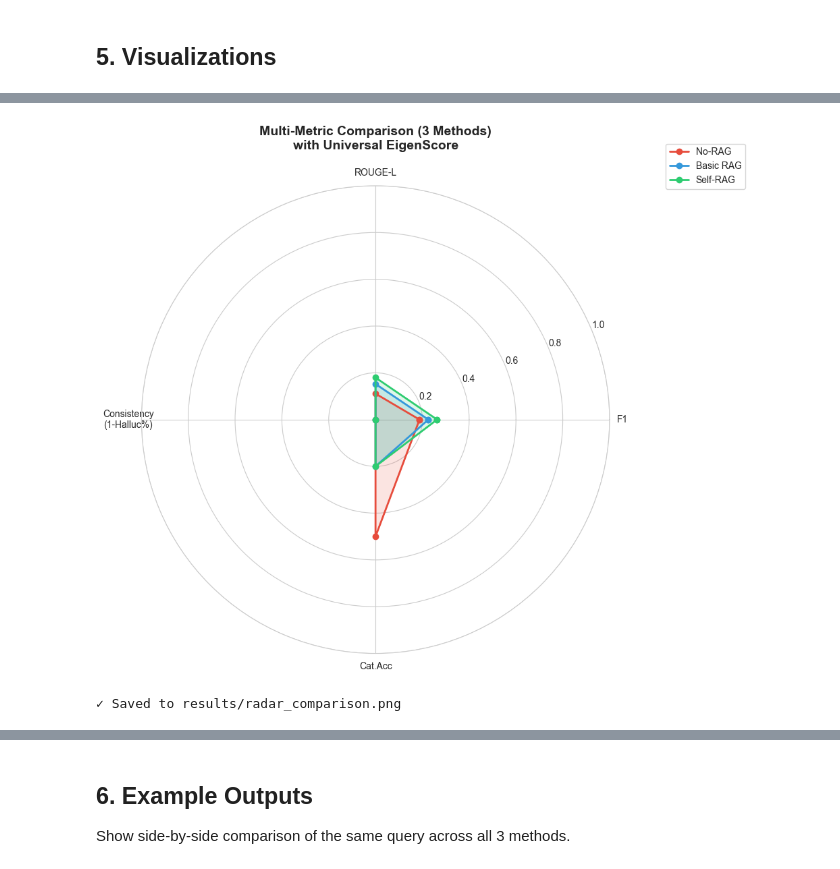
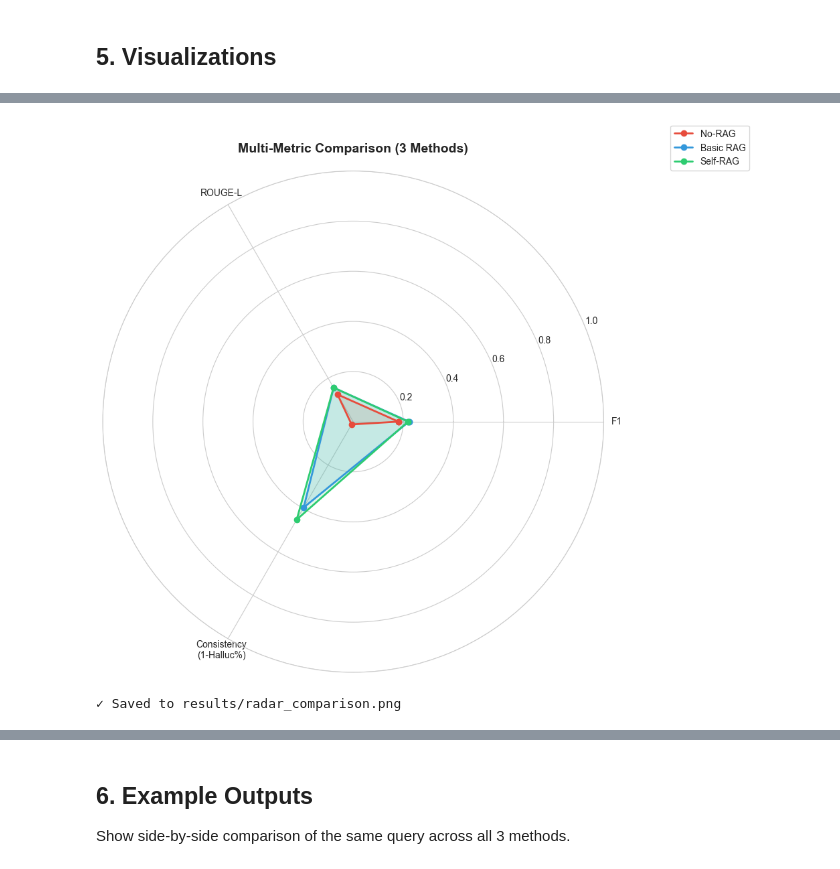
Before and after one commit to hardness1020/Self-RAG-and-INSIDE-System-for-Legal-Analysis, a Jupyter notebook: notebooks/11_legalbench_generation.ipynb, the cells around one changed output, grey strips where cells are left out. Drawn from its saved outputs; the diff is of its cells as text; code cells hidden in the pictures.

```diff
--- a/notebooks/11_legalbench_generation.ipynb
+++ b/notebooks/11_legalbench_generation.ipynb
@@ -436,7 +475,7 @@ def evaluate_method(
 ### 3.1 Configuration and Cache Management
 # %%
 # Configuration
-USE_SUBSET = True  # Set to False to run on full 776 queries
+USE_SUBSET = False  # Set to False to run on full 776 queries
 SUBSET_SIZE = 10 if USE_SUBSET else len(queries)
 
 # Cache file
@@ -464,10 +504,10 @@ No cached results found or caching disabled. Will run evaluation...
 # %%
-# Run evaluation (skip if cached)
+# Run evaluation (skip if cached). Spend about 850 minutes for full 776 × 4 methods.
 if all_results is None:
     all_results = []
 
-    # Use 6 generations for EigenScore computation
-    EVAL_NUM_GENERATIONS = 6
+    # Use 4 generations for EigenScore computation
+    EVAL_NUM_GENERATIONS = 4
 
     for i, query_data in enumerate(tqdm(queries[:SUBSET_SIZE], desc="Evaluating")):
         query = query_data['query']
@@ -652,7 +690,6 @@ metrics_by_method = {}
 for method_name in ['No-RAG', 'Basic RAG', 'Self-RAG']:
     f1_scores, rouge_scores = [], []
     eigenscores, halluc_by_eigen = [], []
-    predictions, ground_truths = [], []
 
     for result in all_results:
         if method_name not in result['methods'] or 'error' in result['methods'][method_name]:
@@ -664,21 +701,15 @@ for method_name in ['No-RAG', 'Basic RAG', 'Self-RAG']:
         # Lexical metrics
         f1_scores.append(compute_f1_score(answer, gt))
         rouge_scores.append(compute_rouge_l(answer, gt))
-        predictions.append(answer)
-        ground_truths.append(gt)
 
         # EigenScore (available for ALL methods now)
         if method_data.get('eigenscore') is not None:
             eigenscores.append(method_data['eigenscore'])
             halluc_by_eigen.append(method_data.get('hallucination_detected', False))
 
-    # Categorical accuracy
-    cat_acc = compute_categorical_accuracy(predictions, ground_truths)
-
     metrics_by_method[method_name] = {
         'avg_f1_score': np.mean(f1_scores) if f1_scores else 0,
         'avg_rouge_l': np.mean(rouge_scores) if rouge_scores else 0,
-        'categorical_accuracy': cat_acc['accuracy'],
         'avg_eigenscore': np.mean(eigenscores) if eigenscores else None,
         'hallucination_rate_eigen': np.mean(halluc_by_eigen) if halluc_by_eigen else None,
         'num_samples': len(f1_scores),
@@ -695,23 +726,21 @@ for method_name, m in metrics_by_method.items():
         'Method': method_name,
         'F1': f"{m['avg_f1_score']:.3f}",
         'ROUGE-L': f"{m['avg_rouge_l']:.3f}",
-        'Cat.Acc': f"{m['categorical_accuracy']:.1%}",
         'EigenScore': f"{m['avg_eigenscore']:.2f}" if m['avg_eigenscore'] is not None else 'N/A',
-        'Halluc%(Eigen)': f"{m['hallucination_rate_eigen']*100:.0f}%" if m['hallucination_rate_eigen'] is not None else 'N/A',
+        'Halluc%': f"{m['hallucination_rate_eigen']*100:.0f}%" if m['hallucination_rate_eigen'] is not None else 'N/A',
         'N': m['num_samples'],
     }
     comparison_data.append(row)
 
-print("=" * 85)
+print("=" * 80)
 print("GENERATION METHOD COMPARISON (with Universal EigenScore)")
-print("=" * 85)
+print("=" * 80)
 print(pd.DataFrame(comparison_data).to_string(index=False))
-print("=" * 85)
+print("=" * 80)
 print(f"\nNote: EigenScore threshold = {EIGENSCORE_THRESHOLD}")
-print("  Higher EigenScore = more diverse responses = higher hallucination risk")
+print("  Lower EigenScore = more consistent responses = lower hallucination risk")
 print("\nMetrics:")
 print("  - F1, ROUGE-L: Lexical overlap with ground truth")
-print("  - Cat.Acc: Categorical accuracy (Yes/No classification)")
 print("  - EigenScore: Semantic consistency across K generations (INSIDE, ICLR 2024)")
-print("  - Halluc%(Eigen): Percentage flagged as hallucination by EigenScore")
+print("  - Halluc%: Percentage flagged as hallucination by EigenScore")
 # %% [output]
@@ -795,7 +823,7 @@ print("✓ Saved to results/generation_comparison.png")
 from math import pi
 
 # Prepare data (normalize to 0-1 for radar chart)
-categories = ['F1', 'ROUGE-L', 'Consistency\n(1-Halluc%)', 'Cat.Acc']
+categories = ['F1', 'ROUGE-L', 'Consistency\n(1-Halluc%)']
 N = len(categories)
 
 angles = [n / float(N) * 2 * pi for n in range(N)]
@@ -814,34 +842,33 @@ for i, method in enumerate(methods):
         # If no EigenScore data, show as "unknown" (0.5 consistency)
         consistency = 0.5
         print(f"Warning: No EigenScore data for {method}, using default consistency=0.5")
     else:
         consistency = 1 - halluc_rate
 
     values = [
         metrics['avg_f1_score'],
         metrics['avg_rouge_l'],
         consistency,
-        metrics['categorical_accuracy'],
     ]
     values += values[:1]
 
     ax.plot(angles, values, 'o-', linewidth=2, label=method, color=colors[i])
     ax.fill(angles, values, alpha=0.15, color=colors[i])
 
 ax.set_xticks(angles[:-1])
 ax.set_xticklabels(categories)
 ax.set_ylim(0, 1)
 ax.set_yticks([0.2, 0.4, 0.6, 0.8, 1.0])
 ax.set_yticklabels(['0.2', '0.4', '0.6', '0.8', '1.0'])
 ax.grid(True)
 ax.legend(loc='upper right', bbox_to_anchor=(1.3, 1.1))
-ax.set_title('Multi-Metric Comparison (3 Methods)\nwith Universal EigenScore', pad=20, fontsize=14, fontweight='bold')
+ax.set_title('Multi-Metric Comparison (3 Methods)', pad=20, fontsize=14, fontweight='bold')
 
 plt.tight_layout()
 plt.savefig('../results/radar_comparison.png', dpi=300, bbox_inches='tight')
 plt.show()
 
 print("✓ Saved to results/radar_comparison.png")
 # %% [output]
-[figure, old version]
+[figure, new version]
 ✓ Saved to results/radar_comparison.png
```
Also changed, not shown: parts of 12 cells of this notebook, 2 other files.
